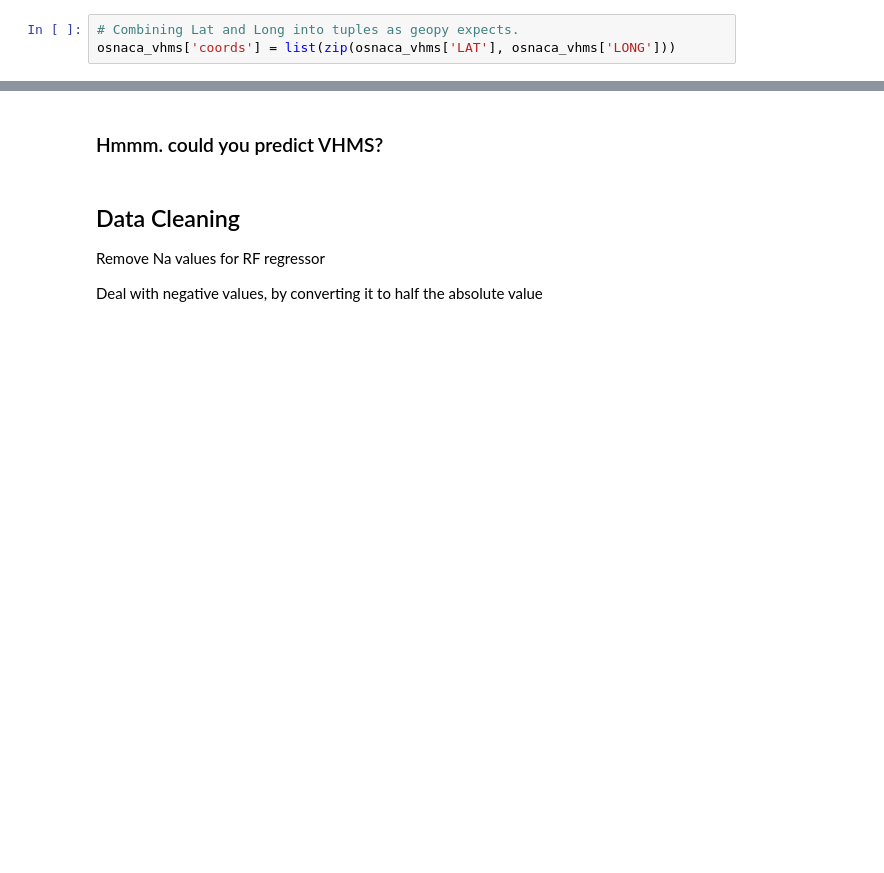
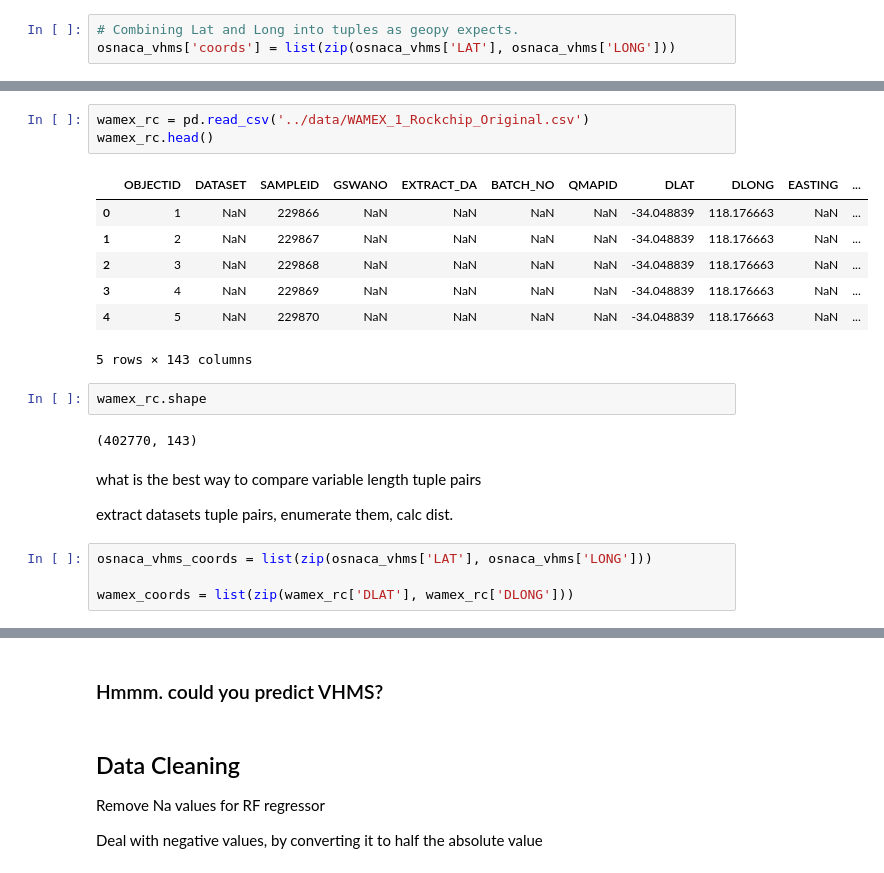
Before and after one commit to franticOreo/CriticalMinerals, a Jupyter notebook: eli/Osnaca_RF-Copy1.ipynb, the cells around one changed output, grey strips where cells are left out. Saved outputs shown, nothing was run; the diff lists cells and outputs as text; blank space fills up the shorter version.

```diff
--- a/eli/Osnaca_RF-Copy1.ipynb
+++ b/eli/Osnaca_RF-Copy1.ipynb
@@ -98,0 +109,23 @@ osnaca_vhms['coords'] = list(zip(osnaca_vhms['LAT'], osnaca_vhms['LONG']))
+# %%
+wamex_rc = pd.read_csv('../data/WAMEX_1_Rockchip_Original.csv')
+wamex_rc.head()
+# %% [output]
+|  | OBJECTID | DATASET | SAMPLEID | GSWANO | EXTRACT_DA | BATCH_NO | QMAPID | DLAT | DLONG | EASTING | ... |
+| 0 | 1 | NaN | 229866 | NaN | NaN | NaN | NaN | -34.048839 | 118.176663 | NaN | ... |
+| 1 | 2 | NaN | 229867 | NaN | NaN | NaN | NaN | -34.048839 | 118.176663 | NaN | ... |
+| 2 | 3 | NaN | 229868 | NaN | NaN | NaN | NaN | -34.048839 | 118.176663 | NaN | ... |
+| 3 | 4 | NaN | 229869 | NaN | NaN | NaN | NaN | -34.048839 | 118.176663 | NaN | ... |
+| 4 | 5 | NaN | 229870 | NaN | NaN | NaN | NaN | -34.048839 | 118.176663 | NaN | ... |
+5 rows × 143 columns
+# %%
+wamex_rc.shape
+# %% [output]
+(402770, 143)
+# %% [markdown]
+what is the best way to compare variable length tuple pairs
+
+extract datasets tuple pairs, enumerate them, calc dist.
+# %%
+osnaca_vhms_coords = list(zip(osnaca_vhms['LAT'], osnaca_vhms['LONG']))
+
+wamex_coords = list(zip(wamex_rc['DLAT'], wamex_rc['DLONG']))
```
Also changed, not shown: parts of 16 cells of this notebook, 2 other files.
